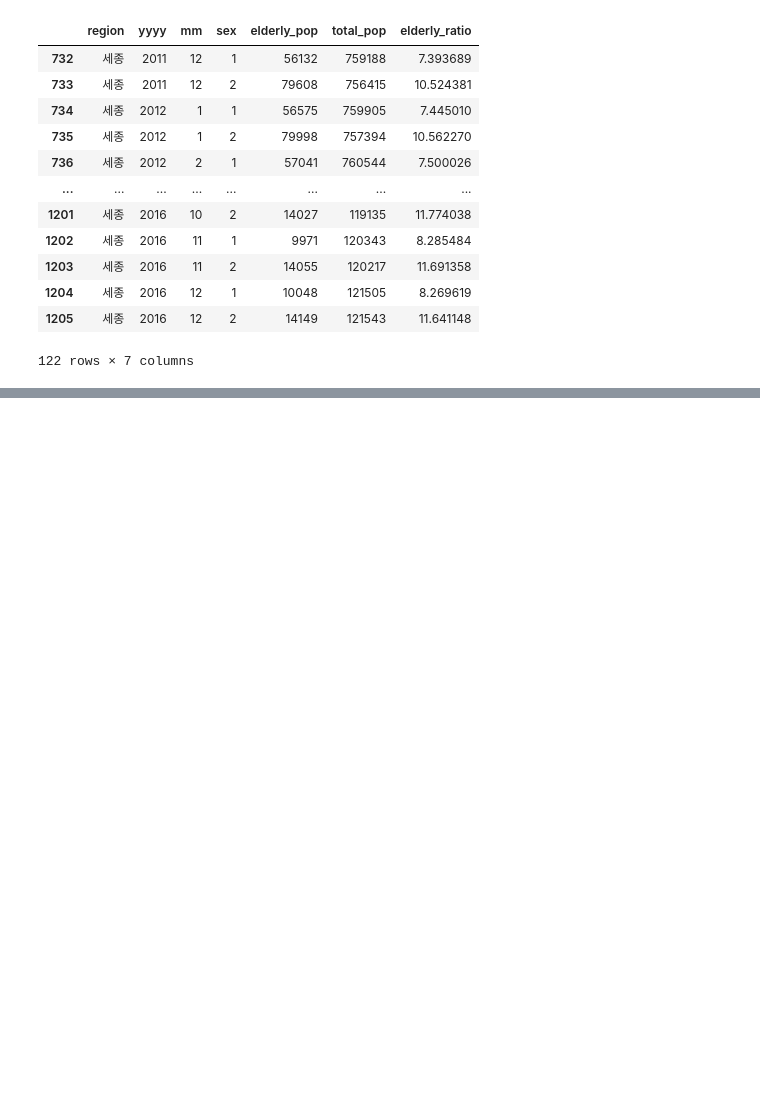
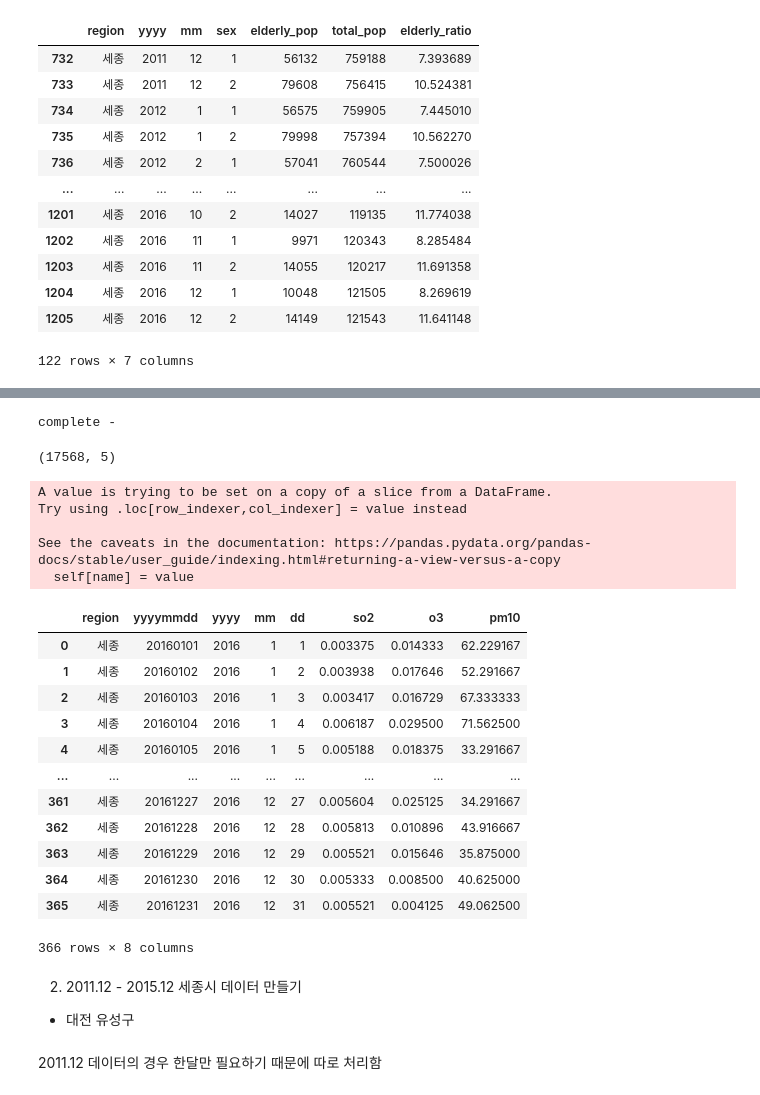
Before and after one commit to leech2193/weather_hospital_sowhat, a Jupyter notebook: [preprocessing] sejong-si data.ipynb, the cells around one changed output, grey strips where cells are left out. Drawn from its saved outputs; the diff is of its cells as text; code cells hidden in the pictures; blank space fills up the shorter version.

```diff
--- a/[preprocessing] sejong-si data.ipynb
+++ b/[preprocessing] sejong-si data.ipynb
@@ -128,0 +159,3 @@ elderly.to_csv('Z:/공모전/날씨빅데이터콘테스트(공유)/data/201112_
+# %%
+sj_2016 = glob.glob('/content/drive/MyDrive/공모전/날씨 빅데이터 콘테스트/data/airpollutants/2016/*.csv')
+sj_2016
@@ -128,0 +167,52 @@ elderly.to_csv('Z:/공모전/날씨빅데이터콘테스트(공유)/data/201112_
+# %%
+data_2016 = pd.DataFrame()
+
+for path in sj_2016 :
+    frm = pd.read_csv(path, encoding='cp949')
+    tmp = frm[frm['지역'].str.contains('세종')]
+    data_2016 = data_2016.append(tmp, ignore_index = True)
+print('complete -')
+# %% [output]
+complete -
+# %%
+# 쓸 컬럼만 가져오기
+data2016 = data_2016[['지역', '측정일시','SO2', 'O3','PM10']]
+data2016.columns = ['region','yyyymmdd','so2','o3','pm10']
+data2016.shape
+# %% [output]
+(17568, 5)
+# %%
+# data2016.region.unique()  : '세종'만 있음
+data2016.yyyymmdd = data2016.yyyymmdd.astype(str).str[:-2]
+
+# groupby
+data2016_ = data2016.groupby(['region','yyyymmdd'], as_index=False).mean()
+
+data2016_.insert(2,'yyyy', pd.to_datetime(data2016_.yyyymmdd).dt.year)
+data2016_.insert(3,'mm', pd.to_datetime(data2016_.yyyymmdd).dt.month)
+data2016_.insert(4,'dd', pd.to_datetime(data2016_.yyyymmdd).dt.day)
+data2016_
+# %% [output]
+A value is trying to be set on a copy of a slice from a DataFrame.
+Try using .loc[row_indexer,col_indexer] = value instead
+
+See the caveats in the documentation: https://pandas.pydata.org/pandas-docs/stable/user_guide/indexing.html#returning-a-view-versus-a-copy
+  self[name] = value
+|  | region | yyyymmdd | yyyy | mm | dd | so2 | o3 | pm10 |
+| 0 | 세종 | 20160101 | 2016 | 1 | 1 | 0.003375 | 0.014333 | 62.229167 |
+| 1 | 세종 | 20160102 | 2016 | 1 | 2 | 0.003938 | 0.017646 | 52.291667 |
+| 2 | 세종 | 20160103 | 2016 | 1 | 3 | 0.003417 | 0.016729 | 67.333333 |
+| 3 | 세종 | 20160104 | 2016 | 1 | 4 | 0.006187 | 0.029500 | 71.562500 |
+| 4 | 세종 | 20160105 | 2016 | 1 | 5 | 0.005188 | 0.018375 | 33.291667 |
+| ... | ... | ... | ... | ... | ... | ... | ... | ... |
+| 361 | 세종 | 20161227 | 2016 | 12 | 27 | 0.005604 | 0.025125 | 34.291667 |
+| 362 | 세종 | 20161228 | 2016 | 12 | 28 | 0.005813 | 0.010896 | 43.916667 |
+| 363 | 세종 | 20161229 | 2016 | 12 | 29 | 0.005521 | 0.015646 | 35.875000 |
+| 364 | 세종 | 20161230 | 2016 | 12 | 30 | 0.005333 | 0.008500 | 40.625000 |
+| 365 | 세종 | 20161231 | 2016 | 12 | 31 | 0.005521 | 0.004125 | 49.062500 |
+366 rows × 8 columns
+# %% [markdown]
+2. 2011.12 - 2015.12 세종시 데이터 만들기
+- 대전 유성구
+# %% [markdown]
+2011.12 데이터의 경우 한달만 필요하기 때문에 따로 처리함
```
Also changed, not shown: parts of 19 cells of this notebook.
